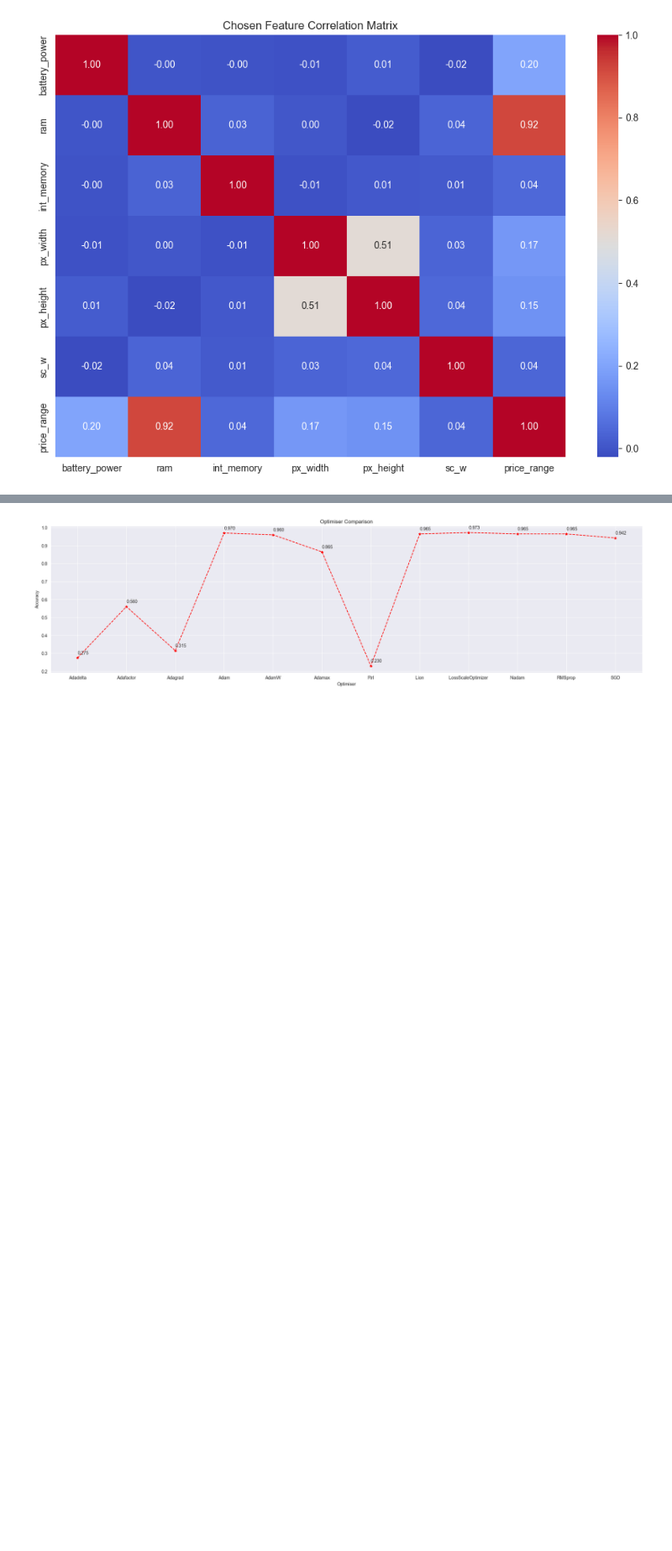
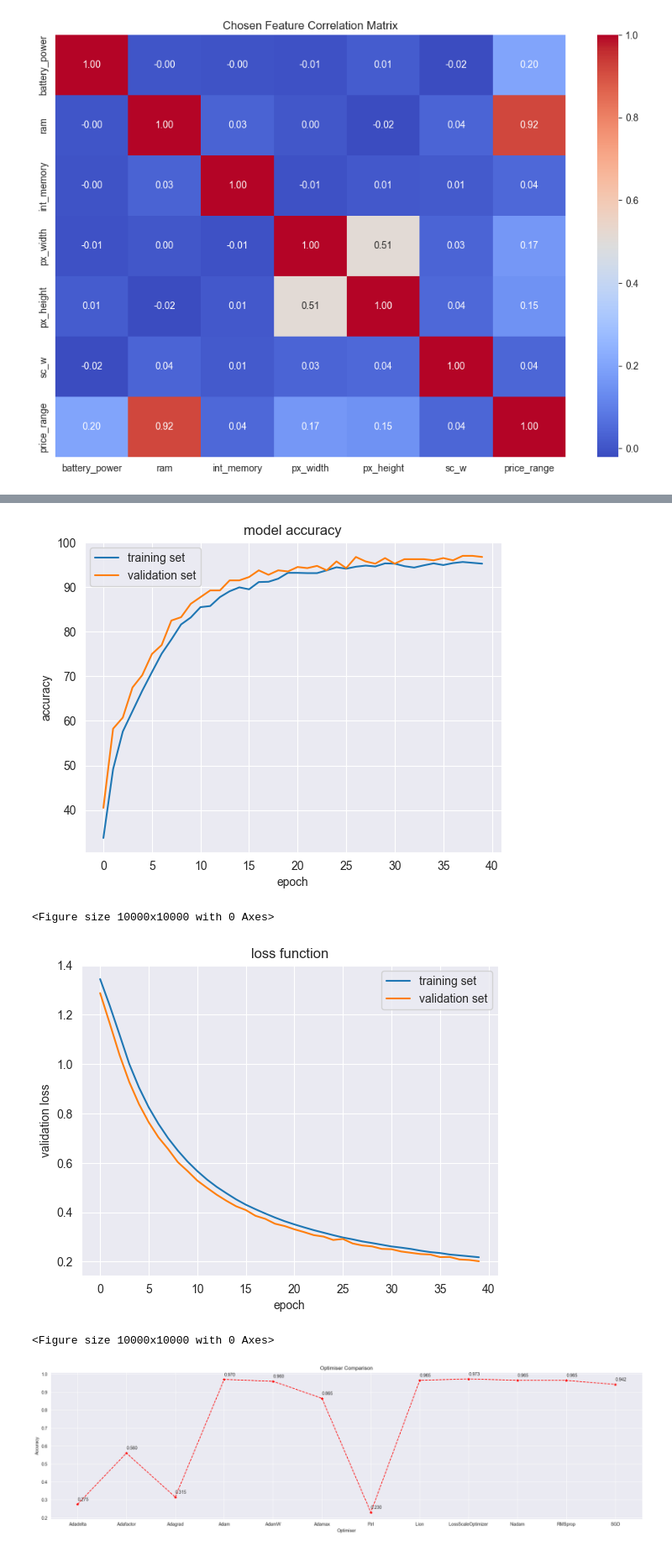
Before and after one commit to M-Byte480/cs4287-NNC-Multi-Layer-Perceptron-Phone-Price-Classifier, a Jupyter notebook: CS4287-Prj1-21308128-21331308.ipynb, the cells around one changed output, grey strips where cells are left out. Shown at 84% size. Cells and saved outputs as stored; diff of their text form; code cells hidden in the pictures; blank space fills up the shorter version.

```diff
--- a/CS4287-Prj1-21308128-21331308.ipynb
+++ b/CS4287-Prj1-21308128-21331308.ipynb
@@ -411,2 +530,20 @@ Model: "sequential_42"
+# %%
+# Plotting of the accuracies and loss over epochs
+model.plot_history()
+
+# We can see the model has a little higher accuracy on unseen data, and a little less loss on unseen data.
+# This mean the model is able to generalise unseen data well enough.
+#
+# If the unseen accuracy was declining and loss increasing, the model would be overfitted.
+# Overfitting is when the model's weights are over-tuned to react to the seen data, which makes the weights
+# unreliable for generalising unseen data
+#
+# Underfitting would occur when the loss is diverging early on, and it fails to approach the training set.
+# Meaning it cant identify the relationship between the data and the output
+# %% [output]
+[figure, added]
+<Figure size 10000x10000 with 0 Axes>
+[figure, added]
+<Figure size 10000x10000 with 0 Axes>
 # %%
 # Comparing Different Optimisers
```
Also changed, not shown: parts of 17 cells of this notebook.
